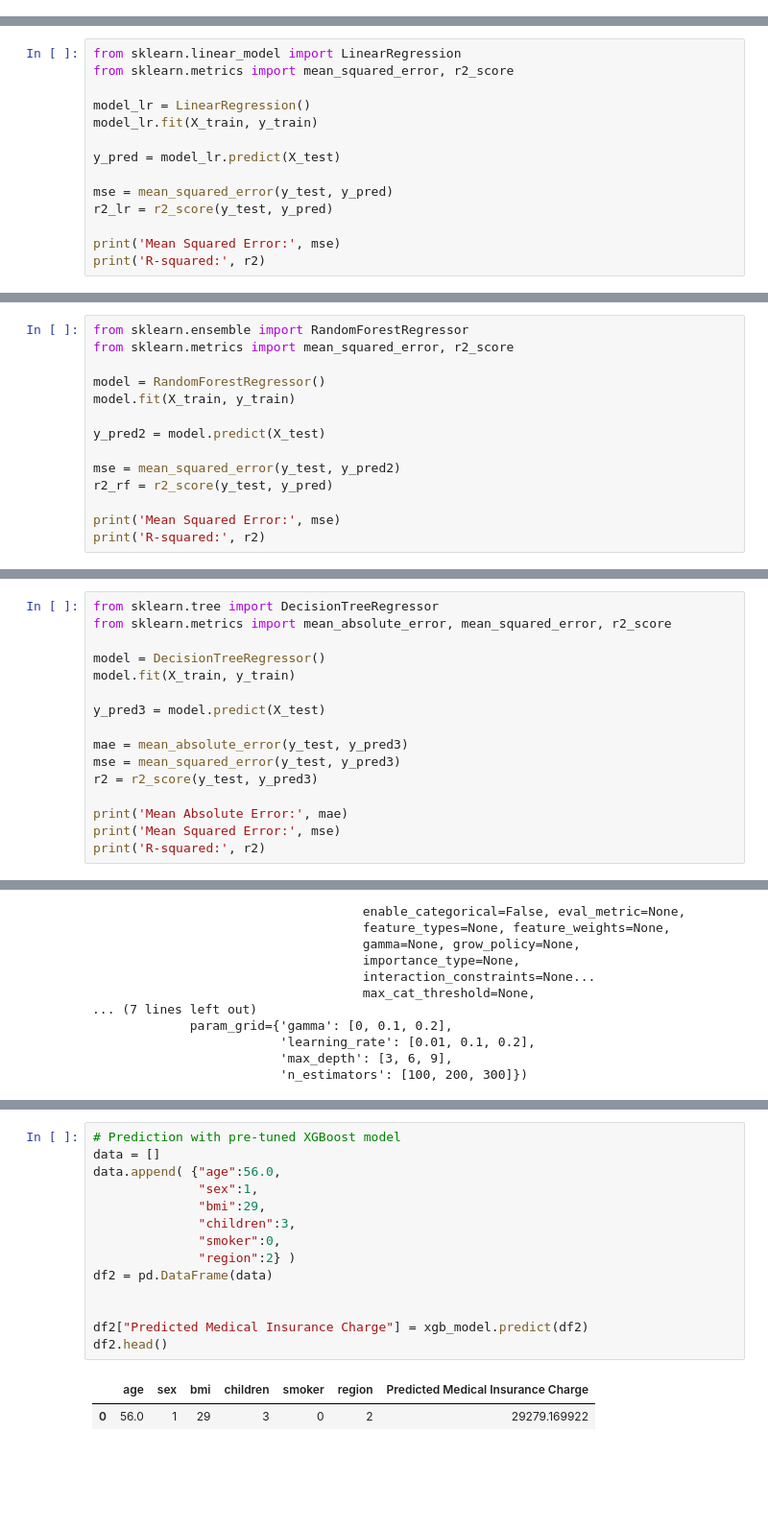
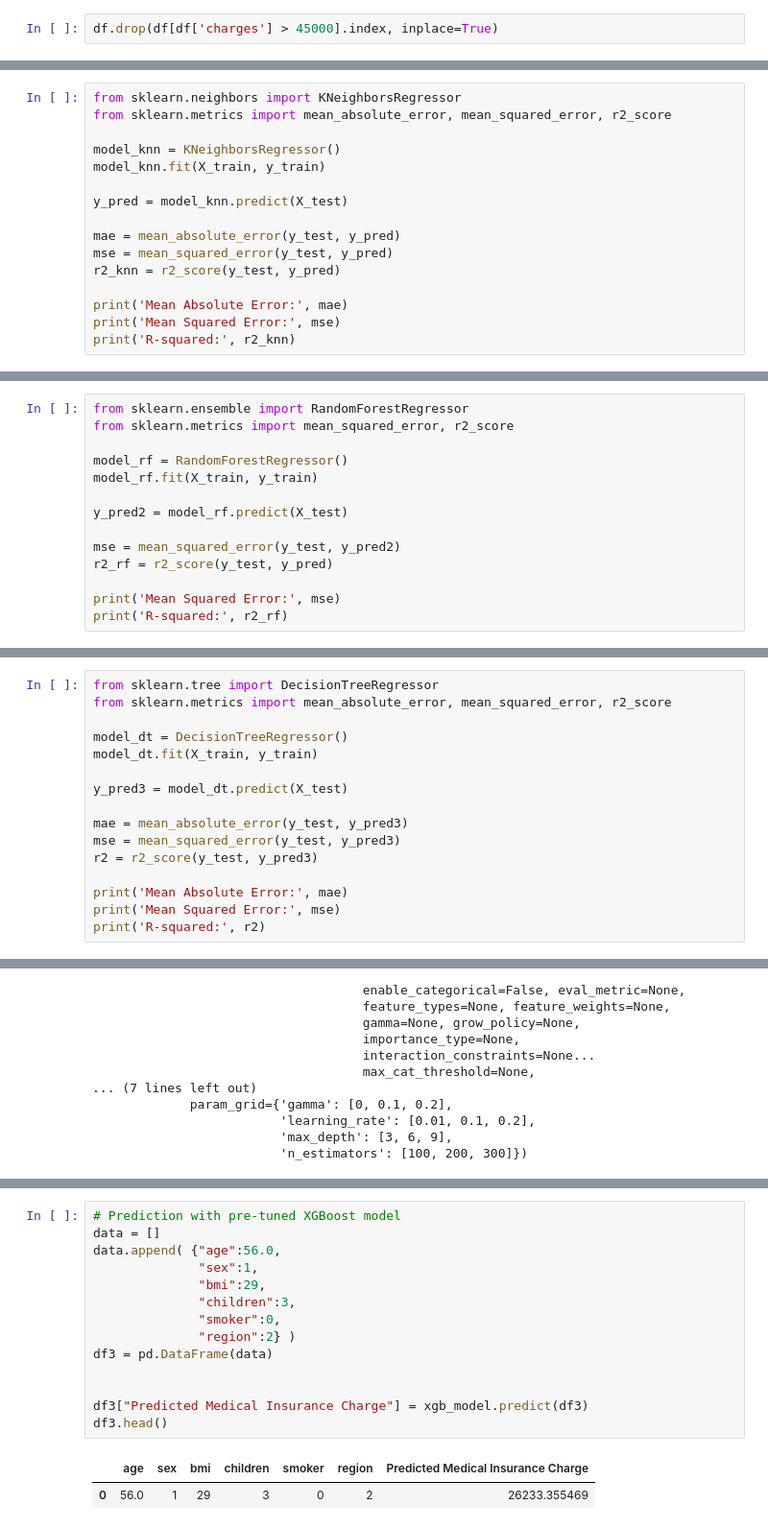
Before and after one commit to abdullaawad/Medical-Insurance-Project, a Jupyter notebook: Medical_Insurance_Project.ipynb, the cells around one changed output, grey strips where cells are left out. Shown at 96% size. Cells and saved outputs as stored; diff of their text form; blank space fills up the shorter version.

```diff
--- a/Medical_Insurance_Project.ipynb
+++ b/Medical_Insurance_Project.ipynb
@@ -96,2 +127,4 @@ age_outliers.show()
+# %%
+df.drop(df[df['charges'] > 45000].index, inplace=True)
 # %% [markdown]
 ## **Sex**
@@ -223,15 +248,17 @@ Testing Data Shape (1386, 6)
 # %%
-from sklearn.linear_model import LinearRegression
-from sklearn.metrics import mean_squared_error, r2_score
+from sklearn.neighbors import KNeighborsRegressor
+from sklearn.metrics import mean_absolute_error, mean_squared_error, r2_score
 
-model_lr = LinearRegression()
-model_lr.fit(X_train, y_train)
+model_knn = KNeighborsRegressor()
+model_knn.fit(X_train, y_train)
 
-y_pred = model_lr.predict(X_test)
+y_pred = model_knn.predict(X_test)
 
+mae = mean_absolute_error(y_test, y_pred)
 mse = mean_squared_error(y_test, y_pred)
-r2_lr = r2_score(y_test, y_pred)
+r2_knn = r2_score(y_test, y_pred)
 
+print('Mean Absolute Error:', mae)
 print('Mean Squared Error:', mse)
-print('R-squared:', r2)
+print('R-squared:', r2_knn)
 # %% [output]
@@ -253,14 +293,14 @@ Accuracy of Linear Regression Model:  0.75 %.
 from sklearn.ensemble import RandomForestRegressor
 from sklearn.metrics import mean_squared_error, r2_score
 
-model = RandomForestRegressor()
-model.fit(X_train, y_train)
+model_rf = RandomForestRegressor()
+model_rf.fit(X_train, y_train)
 
-y_pred2 = model.predict(X_test)
+y_pred2 = model_rf.predict(X_test)
 
 mse = mean_squared_error(y_test, y_pred2)
 r2_rf = r2_score(y_test, y_pred)
 
 print('Mean Squared Error:', mse)
-print('R-squared:', r2)
+print('R-squared:', r2_rf)
 # %% [output]
@@ -277,10 +317,10 @@ Accuracy of the Random Forest Model:  0.75 %.
 from sklearn.tree import DecisionTreeRegressor
 from sklearn.metrics import mean_absolute_error, mean_squared_error, r2_score
 
-model = DecisionTreeRegressor()
-model.fit(X_train, y_train)
+model_dt = DecisionTreeRegressor()
+model_dt.fit(X_train, y_train)
 
-y_pred3 = model.predict(X_test)
+y_pred3 = model_dt.predict(X_test)
 
 mae = mean_absolute_error(y_test, y_pred3)
 mse = mean_squared_error(y_test, y_pred3)
@@ -414,20 +454,20 @@ R-squared: 0.8935008291633249
 # %%
 # Prediction with pre-tuned XGBoost model
 data = []
 data.append( {"age":56.0,
               "sex":1,
               "bmi":29,
               "children":3,
               "smoker":0,
               "region":2} )
-df2 = pd.DataFrame(data)
+df3 = pd.DataFrame(data)
 
 
-df2["Predicted Medical Insurance Charge"] = xgb_model.predict(df2)
-df2.head()
+df3["Predicted Medical Insurance Charge"] = xgb_model.predict(df3)
+df3.head()
 # %% [output]
 |  | age | sex | bmi | children | smoker | region | Predicted Medical Insurance Charge |
-| 0 | 56.0 | 1 | 29 | 3 | 0 | 2 | 29279.169922 |
+| 0 | 56.0 | 1 | 29 | 3 | 0 | 2 | 26233.355469 |
 # %%
 # Prediction with GridSearchCV hypertuned parameters
 data = []
```
Also changed, not shown: parts of 38 cells of this notebook.
